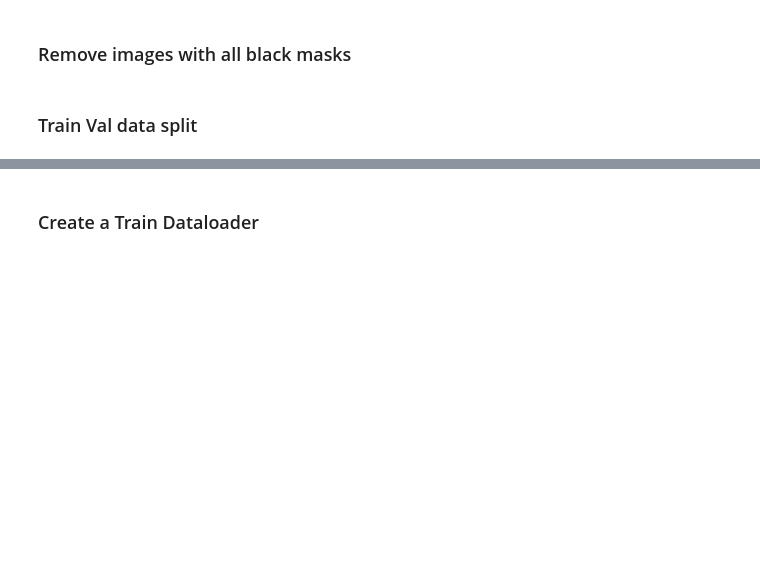
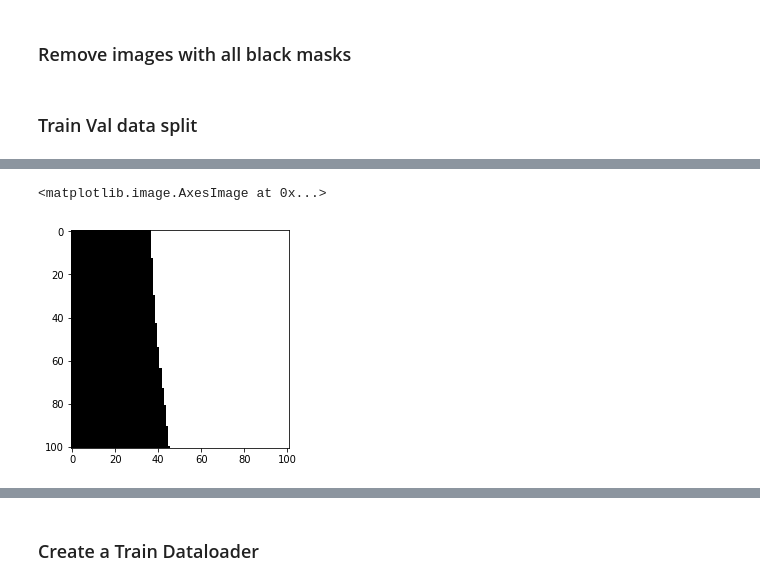
Before and after one commit to allen-q/salt_oil, a Jupyter notebook: salt_model_v28_resnet_new_design.ipynb, the cells around one changed output, grey strips where cells are left out. Cells and saved outputs as stored; diff of their text form; code cells hidden in the pictures; blank space fills up the shorter version.

```diff
--- a/salt_model_v28_resnet_new_design.ipynb
+++ b/salt_model_v28_resnet_new_design.ipynb
@@ -369,0 +331,10 @@ img_out = tsfm(img_in)'''
+# %%
+img = np.c_[np.tile(X_train[1014], 2), y_train[1014]]
+img_in = PIL.Image.fromarray(img)
+tsfm = p.torch_transform()
+img_out = tsfm(img_in)
+# %%
+plt.imshow(img[:,:,2], cmap='gray')
+# %% [output]
+<matplotlib.image.AxesImage at 0x...>
+[figure, added]
```
Also changed, not shown: parts of 28 cells of this notebook, 1 other file.
